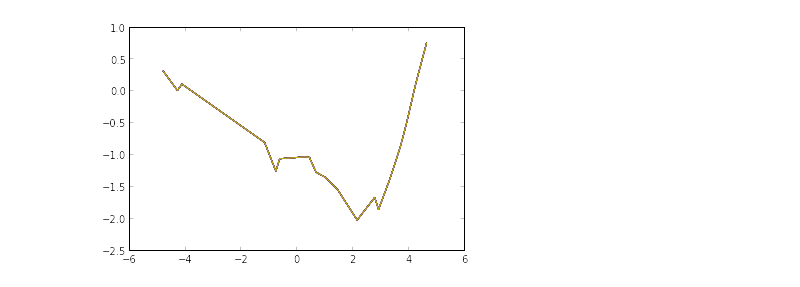
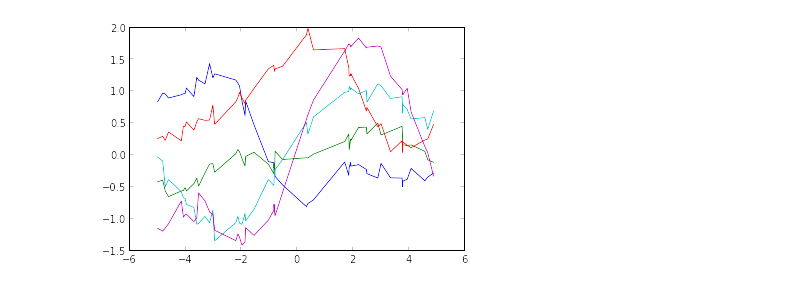
Before and after one commit to davmre/sigvisa, a Jupyter notebook: notebooks/gplvm_local.ipynb, the cells around one changed output. Saved outputs shown, nothing was run; the diff lists cells and outputs as text; code cells hidden in the pictures.

```diff
--- a/notebooks/gplvm_local.ipynb
+++ b/notebooks/gplvm_local.ipynb
@@ -14,19 +14,20 @@ def plot_std(x, y, stds):
     fill_between(x, y, y-2*stds, facecolor='blue', alpha=0.2)
 # %%
 # sample data from the prior
-np.random.seed(0)
-X = np.asarray(sorted(np.random.rand(20)*10-5)).reshape((-1,1))
+np.random.seed(1)
+X = np.asarray(sorted(np.random.rand(50)*10-5)).reshape((-1,1))
+
 
 cov = GPCov(wfn_params=[1.0], dfn_params=[2.5,], dfn_str="euclidean", wfn_str="se")
 noise_var = 0.01
 #true_theta = [1.0, 0.5]
 KK = mcov(X, cov, noise_var) #cov_matrix(X, X, true_theta) + np.eye(X.shape[0])*noise_var
 
-y = scipy.stats.multivariate_normal(mean=np.zeros((X.shape[0],)), cov=KK).rvs(1)
+y = scipy.stats.multivariate_normal(mean=np.zeros((X.shape[0],)), cov=KK).rvs(5)
 YY = np.dot(y.T, y)
 #y = np.array([prior_sample(X, cov, noise_var) for i in range(5)])
 
 for i in range(y.shape[0]):
-    plot(X, y)
+    plot(X, y[i,:])
 # %% [output]
-[figure, old version]
+[figure, new version]
```
Also changed, not shown: parts of 27 cells of this notebook, 2 other files.
